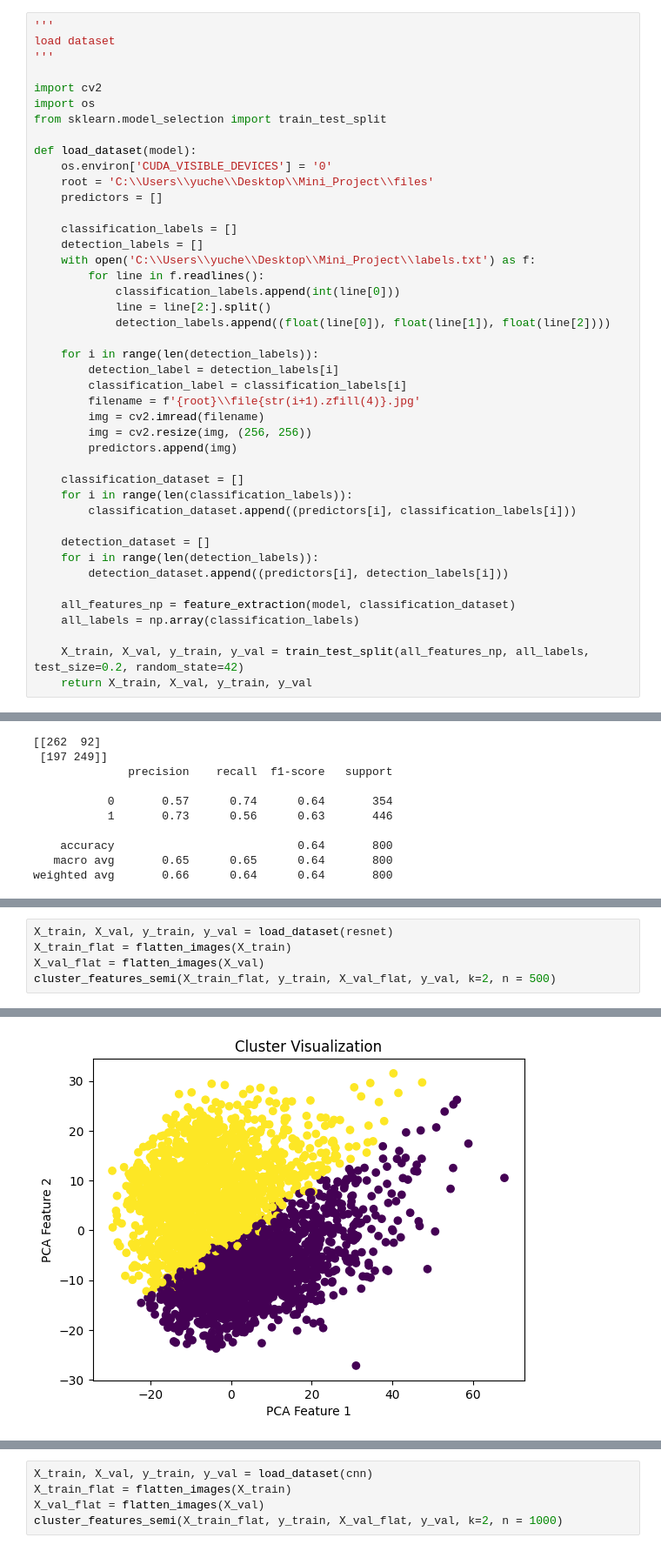
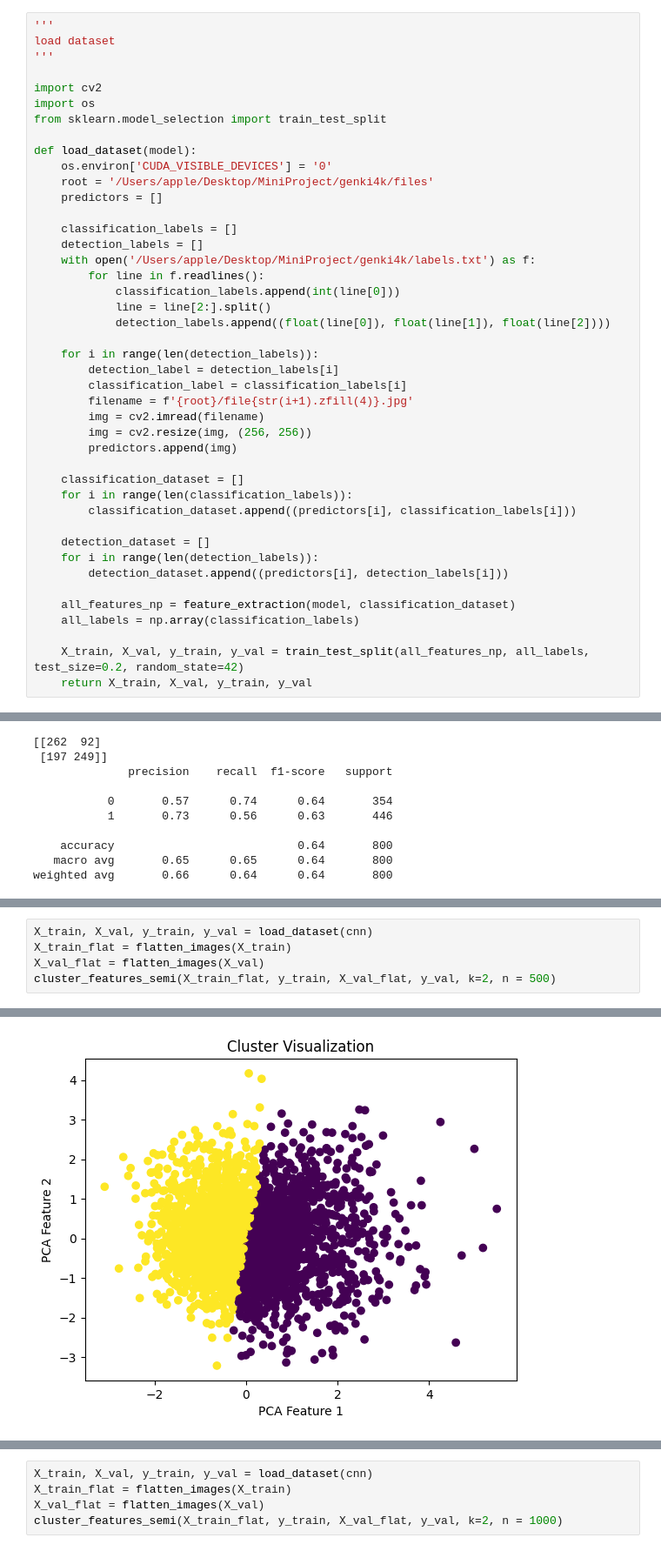
Before and after one commit to YuchenFan48/Project-ML, a Jupyter notebook: CBU5201_miniproject_advanced.ipynb, the cells around one changed output, grey strips where cells are left out. Shown at 87% size. Saved outputs shown, nothing was run; the diff lists cells and outputs as text.

```diff
--- a/miniProject_advanced.ipynb
+++ b/CBU5201_miniproject_advanced.ipynb
@@ -235,12 +243,12 @@ from sklearn.model_selection import train_test_split
 
 def load_dataset(model):
     os.environ['CUDA_VISIBLE_DEVICES'] = '0'
-    root = 'C:\\Users\\yuche\\Desktop\\Mini_Project\\files'
+    root = '/Users/apple/Desktop/MiniProject/genki4k/files'
     predictors = []
 
     classification_labels = []
     detection_labels = []
-    with open('C:\\Users\\yuche\\Desktop\\Mini_Project\\labels.txt') as f:
+    with open('/Users/apple/Desktop/MiniProject/genki4k/labels.txt') as f:
         for line in f.readlines():
             classification_labels.append(int(line[0]))
             line = line[2:].split()
@@ -249,7 +257,7 @@ def load_dataset(model):
     for i in range(len(detection_labels)):
         detection_label = detection_labels[i]
         classification_label = classification_labels[i]
-        filename = f'{root}\\file{str(i+1).zfill(4)}.jpg'
+        filename = f'{root}/file{str(i+1).zfill(4)}.jpg'
         img = cv2.imread(filename)
         img = cv2.resize(img, (256, 256))
         predictors.append(img)
@@ -461,5 +495,5 @@ weighted avg       0.66      0.64      0.64       800
 # %%
-X_train, X_val, y_train, y_val = load_dataset(resnet)
+X_train, X_val, y_train, y_val = load_dataset(cnn)
 X_train_flat = flatten_images(X_train)
 X_val_flat = flatten_images(X_val)
 cluster_features_semi(X_train_flat, y_train, X_val_flat, y_val, k=2, n = 500)
@@ -467 +510 @@ cluster_features_semi(X_train_flat, y_train, X_val_flat, y_val, k=2, n = 500)
-[figure, old version]
+[figure, new version]
```
Also changed, not shown: parts of 20 cells of this notebook, 2 other files.
